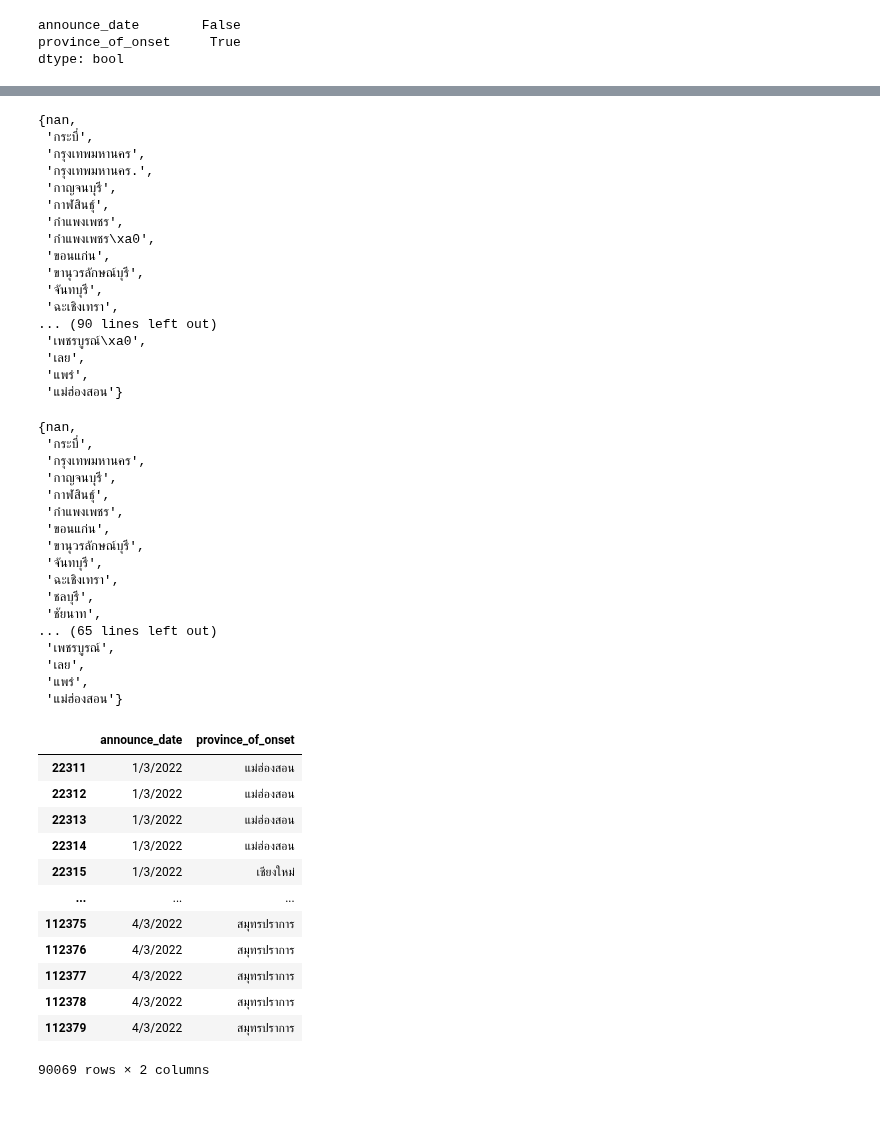
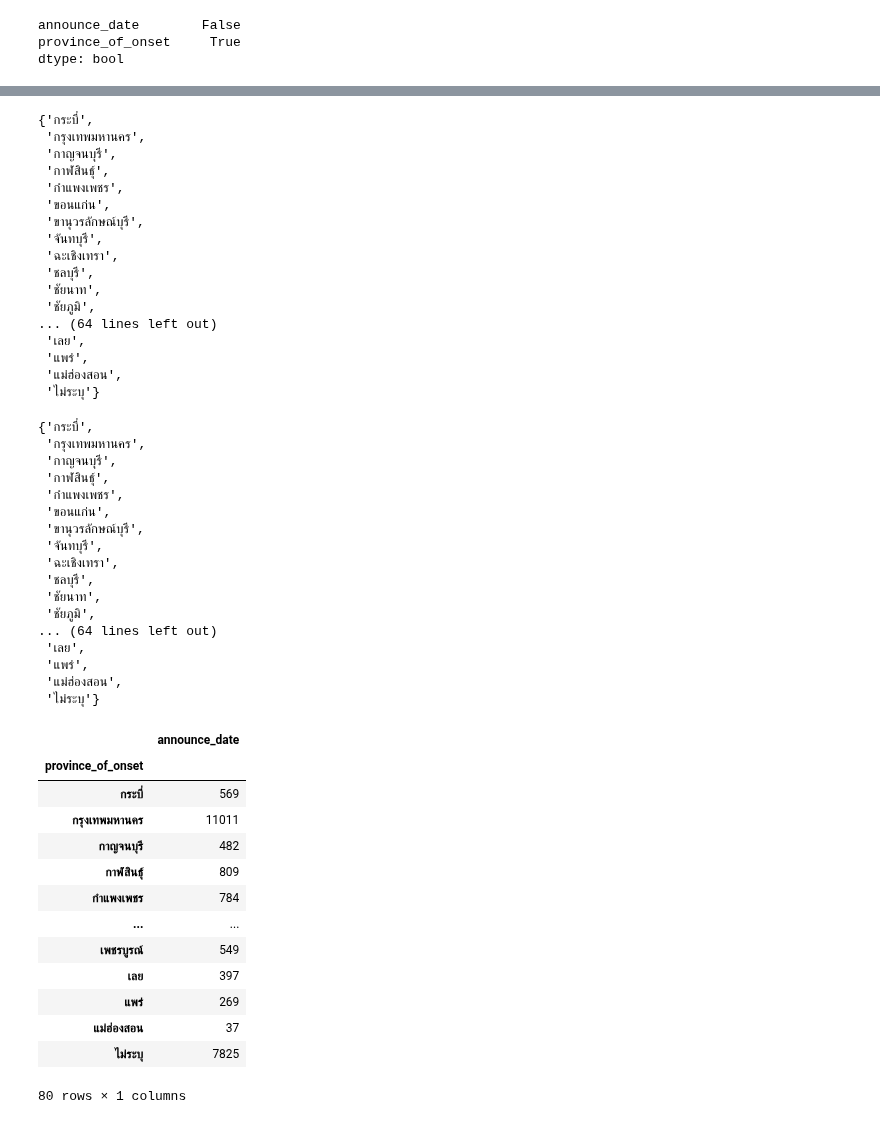
Before and after one commit to SuwareeThammakoonsate/data_viz_2022, a Jupyter notebook: DataViz04_Data_Comparison.ipynb, the cells around one changed output, grey strips where cells are left out. Saved outputs shown, nothing was run; the diff lists cells and outputs as text; code cells hidden in the pictures.

Commit message:
Group HW2 ยังไม่เสร็จ

```diff
--- a/DataViz04_Data_Comparison.ipynb
+++ b/DataViz04_Data_Comparison.ipynb
@@ -664,3 +666,6 @@ covid_date1.isnull().any()  # .isnull() ดูค่าว่าง ถ้าม
 announce_date        False
 province_of_onset     True
 dtype: bool
+# %%
+covid_date2 = covid_date1.fillna(value={'province_of_onset':'ไม่ระบุ'})
+covid_date2
@@ -667,21 +686,21 @@ dtype: bool
 # %%
-set(covid_date1['province_of_onset'])
+set(covid_date2['province_of_onset'])
 # %% [output]
-{nan,
- 'กระบี่',
+{'กระบี่',
  'กรุงเทพมหานคร',
- 'กรุงเทพมหานคร.',
  'กาญจนบุรี',
  'กาฬสินธุ์',
  'กำแพงเพชร',
- 'กำแพงเพชร\xa0',
  'ขอนแก่น',
  'ขานุวรลักษณ์บุรี',
  'จันทบุรี',
  'ฉะเชิงเทรา',
-... (90 lines left out)
- 'เพชรบูรณ์\xa0',
+ 'ชลบุรี',
+ 'ชัยนาท',
+ 'ชัยภูมิ',
+... (64 lines left out)
  'เลย',
  'แพร่',
- 'แม่ฮ่องสอน'}
+ 'แม่ฮ่องสอน',
+ 'ไม่ระบุ'}
 # %%
@@ -689,8 +708,7 @@ covid_date1.replace({'กรุงเทพมหานคร.':'กรุงเ
 # %%
-set(covid_date1['province_of_onset'])
+set(covid_date2['province_of_onset'])
 # %% [output]
-{nan,
- 'กระบี่',
+{'กระบี่',
  'กรุงเทพมหานคร',
  'กาญจนบุรี',
  'กาฬสินธุ์',
@@ -701,24 +719,27 @@ set(covid_date1['province_of_onset'])
  'ฉะเชิงเทรา',
  'ชลบุรี',
  'ชัยนาท',
-... (65 lines left out)
- 'เพชรบูรณ์',
+ 'ชัยภูมิ',
+... (64 lines left out)
  'เลย',
  'แพร่',
- 'แม่ฮ่องสอน'}
+ 'แม่ฮ่องสอน',
+ 'ไม่ระบุ'}
-# %%
-covid_date1
-# %% [output]
-|  | announce_date | province_of_onset |
-| 22311 | 1/3/2022 | แม่ฮ่องสอน |
-| 22312 | 1/3/2022 | แม่ฮ่องสอน |
-| 22313 | 1/3/2022 | แม่ฮ่องสอน |
-| 22314 | 1/3/2022 | แม่ฮ่องสอน |
-| 22315 | 1/3/2022 | เชียงใหม่ |
-| ... | ... | ... |
-| 112375 | 4/3/2022 | สมุทรปราการ |
-| 112376 | 4/3/2022 | สมุทรปราการ |
-| 112377 | 4/3/2022 | สมุทรปราการ |
-| 112378 | 4/3/2022 | สมุทรปราการ |
-| 112379 | 4/3/2022 | สมุทรปราการ |
-90069 rows × 2 columns
+# %%
+covid_date3 = covid_date2.groupby('province_of_onset').count()
+covid_date3
+# %% [output]
+|  | announce_date |
+| province_of_onset |  |
+| กระบี่ | 569 |
+| กรุงเทพมหานคร | 11011 |
+| กาญจนบุรี | 482 |
+| กาฬสินธุ์ | 809 |
+| กำแพงเพชร | 784 |
+| ... | ... |
+| เพชรบูรณ์ | 549 |
+| เลย | 397 |
+| แพร่ | 269 |
+| แม่ฮ่องสอน | 37 |
+| ไม่ระบุ | 7825 |
+80 rows × 1 columns
```
Also changed, not shown: parts of 4 cells of this notebook.
